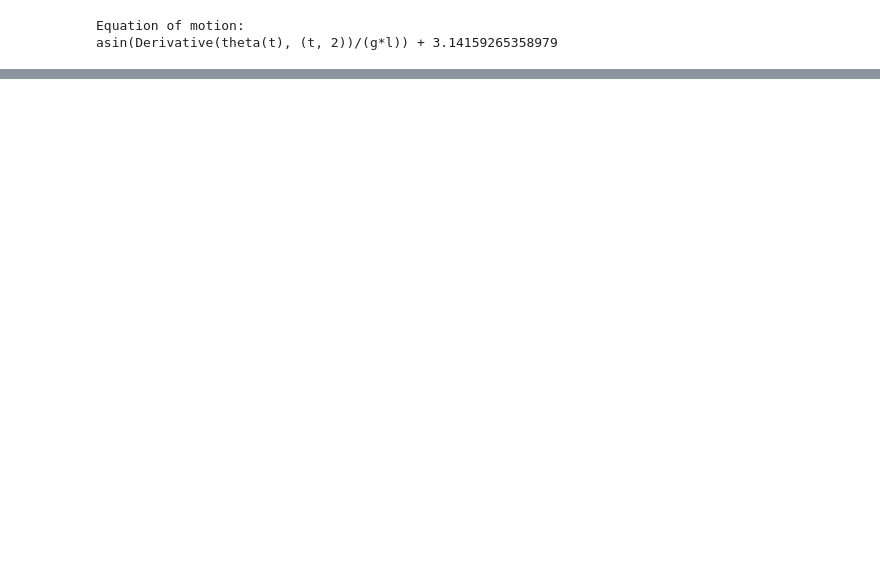
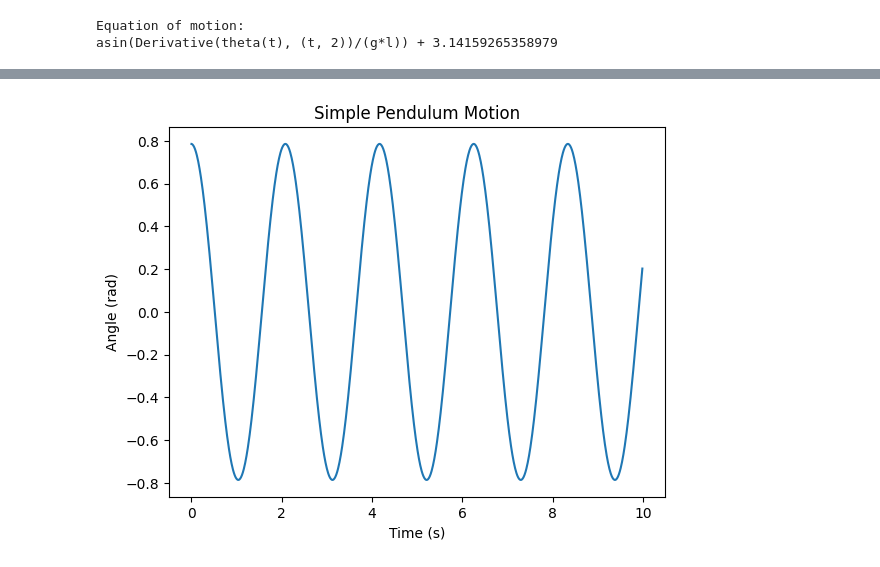
Before and after one commit to navgaur/AMP1, a Jupyter notebook: Lagrangian.ipynb, the cells around one changed output, grey strips where cells are left out. Saved outputs shown, nothing was run; the diff lists cells and outputs as text; code cells hidden in the pictures; blank space fills up the shorter version.

```diff
--- a/Lagrangian.ipynb
+++ b/Lagrangian.ipynb
@@ -76,0 +47,48 @@ KeyboardInterrupt: ignored
+# %%
+import numpy as np
+import matplotlib.pyplot as plt
+
+# Define constants
+g = 9.81  # m/s^2
+L = 1.0  # m
+m = 1.0  # kg
+
+# Define initial conditions
+theta0 = np.pi / 4  # radians
+omega0 = 0.0  # rad/s
+
+# Define time range and step size
+t_start = 0.0  # s
+t_end = 10.0  # s
+dt = 0.01  # s
+
+# Define function to calculate the Lagrangian
+def lagrangian(theta, omega):
+    return 0.5 * m * L**2 * omega**2 - m * g * L * np.cos(theta)
+
+# Define function to calculate the equation of motion
+def equation_of_motion(theta, omega):
+    return -(g / L) * np.sin(theta)
+
+# Define arrays to store the results
+t = np.arange(t_start, t_end, dt)
+theta = np.zeros_like(t)
+omega = np.zeros_like(t)
+
+# Set initial conditions
+theta[0] = theta0
+omega[0] = omega0
+
+# Use the Euler-Cromer method to solve the equation of motion
+for i in range(len(t) - 1):
+    omega[i + 1] = omega[i] + dt * equation_of_motion(theta[i], omega[i])
+    theta[i + 1] = theta[i] + dt * omega[i + 1]
+
+# Plot the results
+plt.plot(t, theta)
+plt.xlabel('Time (s)')
+plt.ylabel('Angle (rad)')
+plt.title('Simple Pendulum Motion')
+plt.show()
+# %% [output]
+[figure, added]
```
Also changed, not shown: parts of 2 cells of this notebook.
